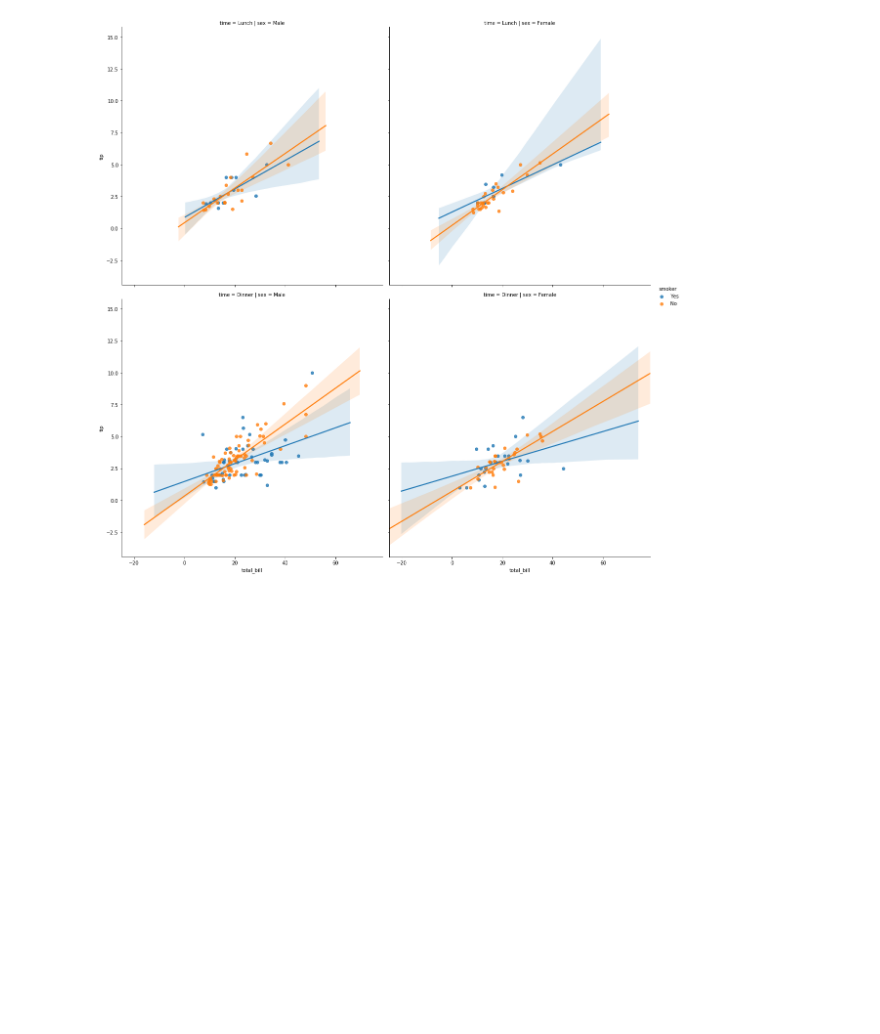
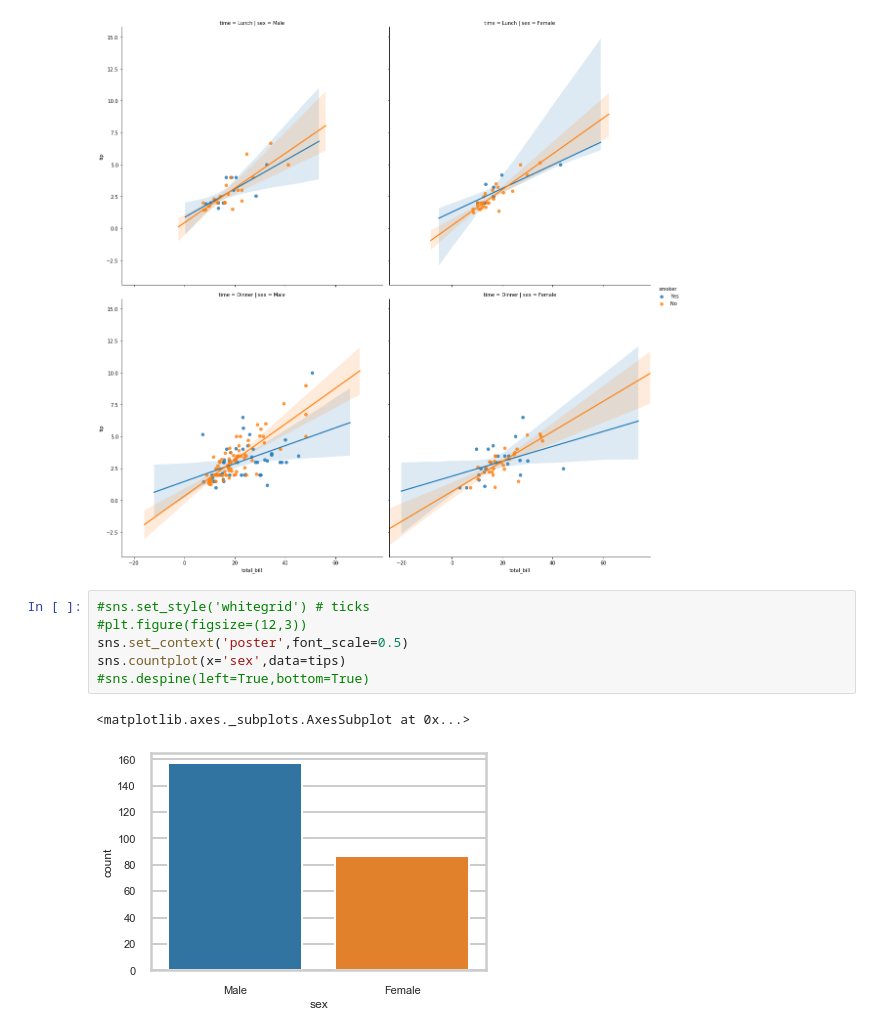
Before and after one commit to MastaMinds/Python_for_Data_Science_and_Machine_Learning, a Jupyter notebook: 06-Data-Visualization-with-Seaborn/Ahmhmd_Seaborn.ipynb, the cells around one changed output. Cells and saved outputs as stored; diff of their text form; blank space fills up the shorter version.

```diff
--- a/06-Data-Visualization-with-Seaborn/Ahmhmd_Seaborn.ipynb
+++ b/06-Data-Visualization-with-Seaborn/Ahmhmd_Seaborn.ipynb
@@ -237,3 +238,12 @@ sns.lmplot(x='total_bill',y='tip',data=tips,col='sex',row='time',hue='smoker',
 # %% [output]
 <seaborn.axisgrid.FacetGrid at 0x...>
 [figure]
+# %%
+#sns.set_style('whitegrid') # ticks
+#plt.figure(figsize=(12,3))
+sns.set_context('poster',font_scale=0.5)
+sns.countplot(x='sex',data=tips)
+#sns.despine(left=True,bottom=True)
+# %% [output]
+<matplotlib.axes._subplots.AxesSubplot at 0x...>
+[figure, added]
```
Also changed, not shown: parts of 2 cells of this notebook, 2 other files.
